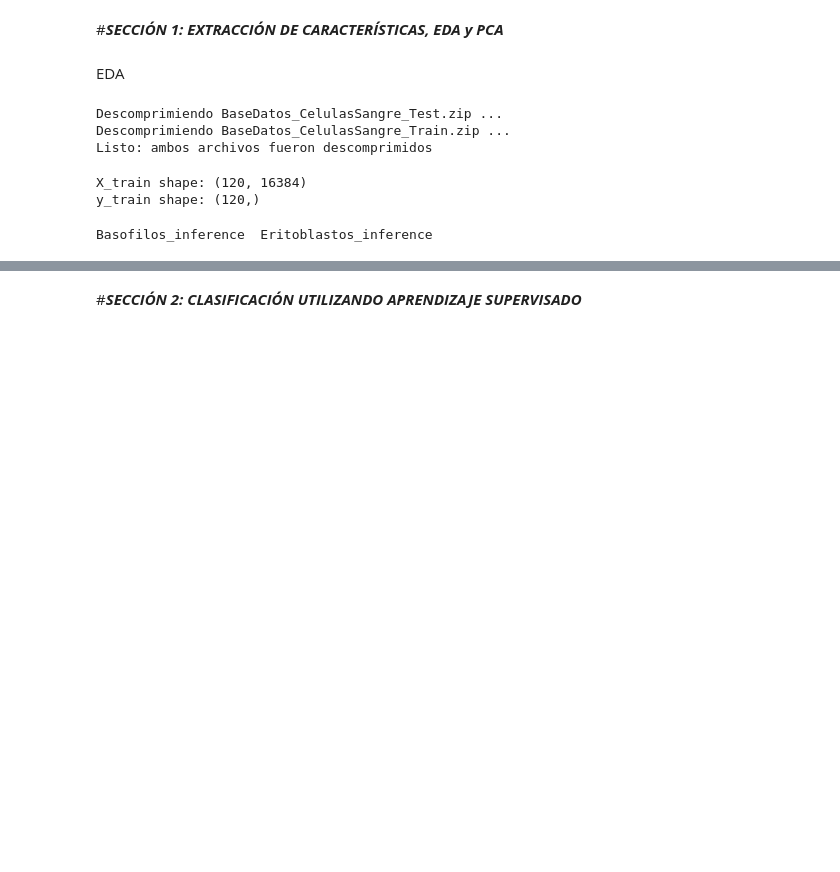
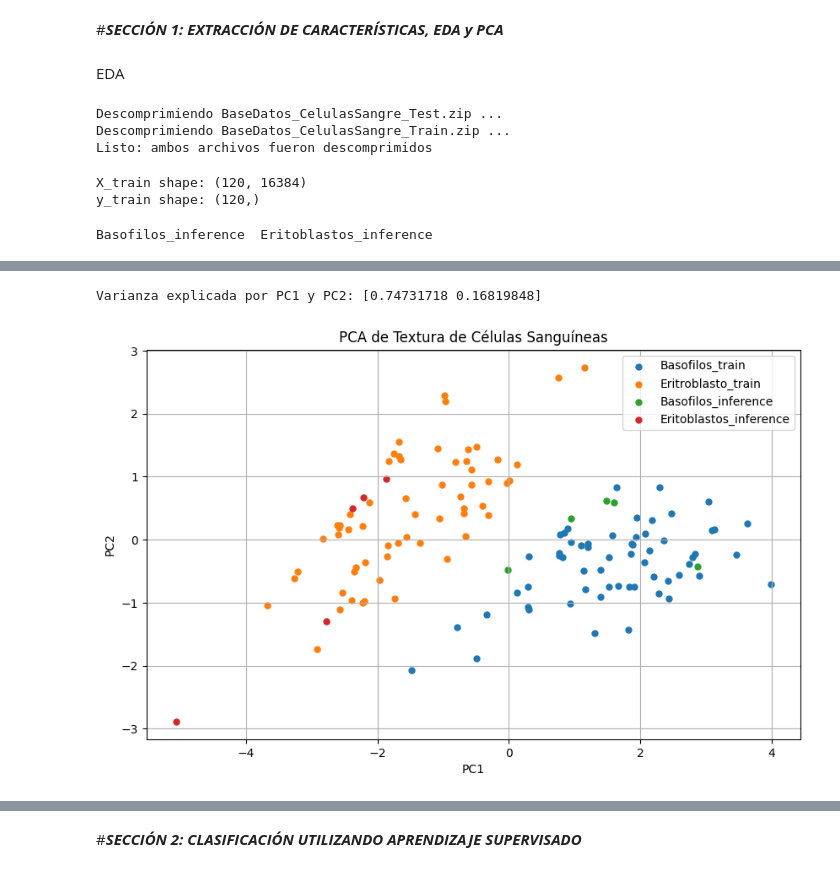
Before and after one commit to MiguelAngeloTr/Aprendizaje_Automatico, a Jupyter notebook: Entrega_6/Clasificacion_de_celulas.ipynb, the cells around one changed output, grey strips where cells are left out. Drawn from its saved outputs; the diff is of its cells as text; code cells hidden in the pictures; blank space fills up the shorter version.

```diff
--- a/Entrega_6/Clasificacion_de_celulas.ipynb
+++ b/Entrega_6/Clasificacion_de_celulas.ipynb
@@ -121,0 +238,38 @@ y_test shape: (10,)
+# %%
+from sklearn.decomposition import PCA
+from sklearn.preprocessing import StandardScaler
+import matplotlib.pyplot as plt
+
+# Seleccionamos solo las columnas de textura
+features = ["entropia", "contraste", "homogeneidad", "densidad_oscuros", "densidad_bordes"]
+X = df[features].values
+
+# Normalizamos por seguridad (importante en PCA)
+scaler = StandardScaler()
+X_scaled = scaler.fit_transform(X)
+
+# Etiquetas para graficar colores
+y = df["clase"].values
+
+# Aplicar PCA
+pca = PCA(n_components=2)
+X_pca = pca.fit_transform(X_scaled)
+
+print("Varianza explicada por PC1 y PC2:", pca.explained_variance_ratio_)
+# %% [output]
+Varianza explicada por PC1 y PC2: [0.74731718 0.16819848]
+# %%
+plt.figure(figsize=(10,6))
+
+for clase in df["clase"].unique():
+    idx = df["clase"] == clase
+    plt.scatter(X_pca[idx, 0], X_pca[idx, 1], s=25, label=clase)
+
+plt.xlabel("PC1")
+plt.ylabel("PC2")
+plt.title("PCA de Textura de Células Sanguíneas")
+plt.legend()
+plt.grid()
+plt.show()
+# %% [output]
+[figure, added]
```
Also changed, not shown: parts of 8 cells of this notebook.
